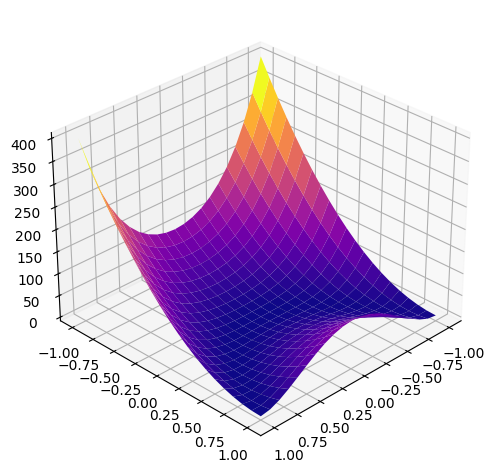
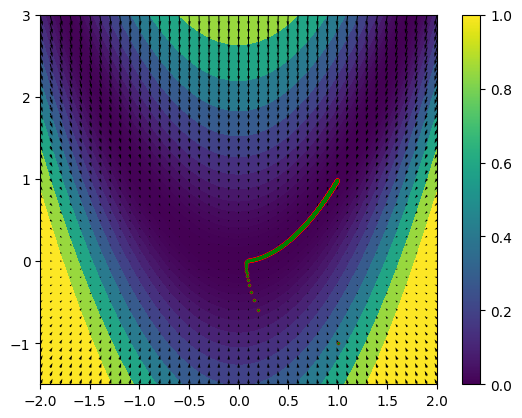
Code edit (unified diff) that turned the first committed figure into the second:
--- before
+++ after
@@ -1,8 +1,10 @@
 from matplotlib import cm
 import jax
+
 jax.config.update("jax_enable_x64", True)
 
+
 def f(x, y):
-    return (1 - x)**2 + 100 * (y - x**2) ** 2
+    return (1 - x) ** 2 + 100 * (y - x**2) ** 2
 
 
@@ -10,8 +12,9 @@
     return np.array([-2 * (1 - x) - 400 * (y - x**2) * x, 200 * (y - x**2)])
 
-grad_f_jax = jax.jit(jax.grad(f, argnums=(0, 1)))
 
-steps = 100_000
-step_size = 1e-4
+grad_f_jax = jax.grad(f, argnums=(0, 1))
+
+steps = 10_000
+step_size = 1e-3
 
 points_visited_numpy = gradient_descent(steps, step_size, 1.0, -1.0, grad_f_numpy)
@@ -26,6 +29,18 @@
 plt.contourf(X, Y, vals, levels=np.logspace(0, 3, 20), cmap="viridis", extend="both")
 plt.quiver(X, Y, -U, -V)
-plt.scatter(points_visited_numpy[:, 0], points_visited_numpy[:, 1], s=2.0, color="red")
-plt.scatter(points_visited_jax[:, 0], points_visited_jax[:, 1], s=1.0, color="green")
+plt.scatter(
+    points_visited_numpy[:, 0],
+    points_visited_numpy[:, 1],
+    s=2.5,
+    color="red",
+    label="NumPy Implementation",
+)
+plt.scatter(
+    points_visited_jax[:, 0],
+    points_visited_jax[:, 1],
+    s=1.0,
+    color="green",
+    label="JAX Implementation",
+)
 plt.colorbar()
 plt.show()

Commit: Built site for gh-pages